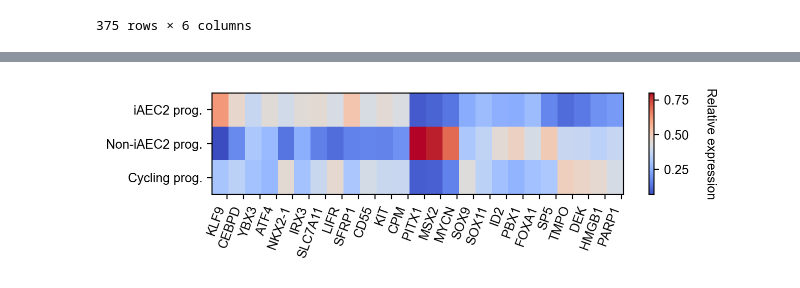
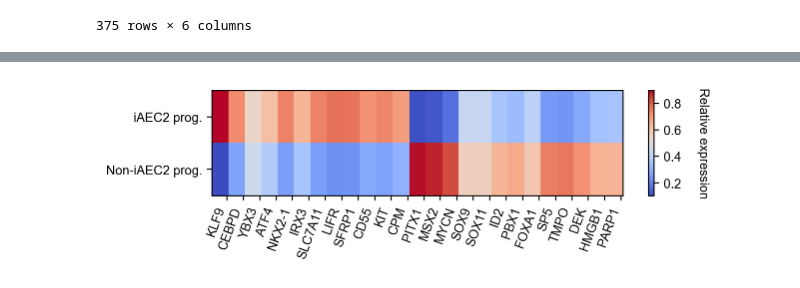
Before and after one commit to AllonKleinLab/cospar, a Jupyter notebook: docs/source/20210121_lung_data_v2.ipynb, the cells around one changed output, grey strips where cells are left out. Saved outputs shown, nothing was run; the diff lists cells and outputs as text; code cells hidden in the pictures.

```diff
--- a/docs/source/20210121_lung_data_v2.ipynb
+++ b/docs/source/20210121_lung_data_v2.ipynb
@@ -216,18 +213,18 @@ cs.pl.customized_embedding(x_emb,y_emb,group_idx_3)
 # %%
 cs.settings.set_figure_params(fontsize=10)
 state_info=np.array(adata.obs['state_info'])
 
 gene_list=['KLF9','CEBPD', 'YBX3', 'ATF4', 'NKX2-1','IRX3','SLC7A11', 'LIFR', #'HSPA5',
     'SFRP1',  'CD55', 'KIT', 'CPM', #'LDLR', 'GFRA1',
      'PITX1', 'MSX2', 'MYCN','SOX9', 'SOX11', 'ID2', 'PBX1', 'FOXA1',  'SP5', 'TMPO',
     'DEK', 'HMGB1', 'PARP1']#, 'TFDP1', 'HNRNPD', 'MYBL2']
 
-selected_fates=['iAEC2 prog.','Non-iAEC2 prog.','Cycling prog.']
-renames=['iAEC2 prog.','Non-iAEC2 prog.','Cycling prog.']
+selected_fates=['iAEC2 prog.','Non-iAEC2 prog.']
+renames=['iAEC2 prog.','Non-iAEC2 prog.']
 # selected_fates=['iAEC2',['PNEC', 'Gut', 'NLE', 'Endoderm']]
 # renames=['iAEC2','Non-iAEC2']
 
 gene_expression_matrix=cs.pl.gene_expression_heat_map(adata,selected_genes=gene_list,
             selected_fates=selected_fates,rename_fates=renames,horizontal=True,fig_width=6.5,fig_height=2)
 # %% [output]
-[figure, old version]
+[figure, new version]
```
Also changed, not shown: parts of 10 cells of this notebook, 7 other files.
